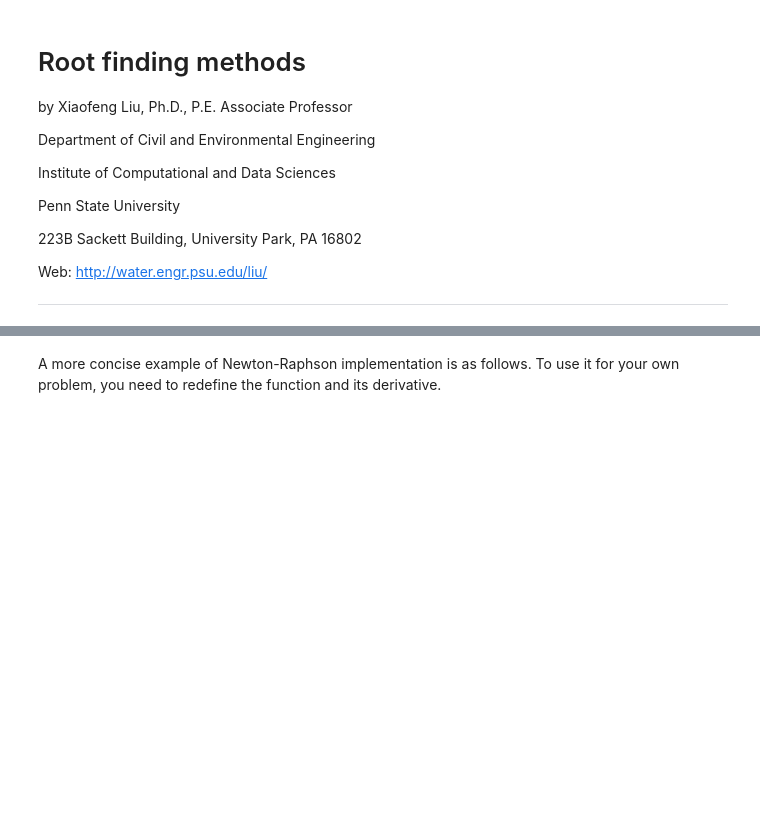
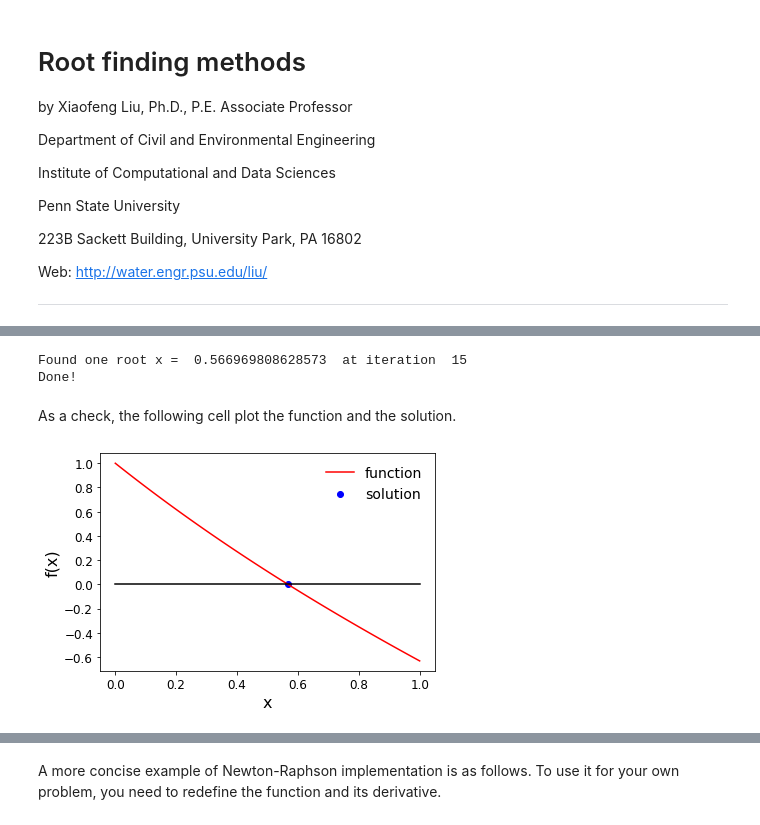
Before and after one commit to psu-efd/Computing-in-CEE, a Jupyter notebook: chapter_2_root_finding/root_finding_methods/root_finding_methods.ipynb, the cells around one changed output, grey strips where cells are left out. Drawn from its saved outputs; the diff is of its cells as text; code cells hidden in the pictures; blank space fills up the shorter version.

```diff
--- a/chapter_2_root_finding/root_finding_methods/root_finding_methods.ipynb
+++ b/chapter_2_root_finding/root_finding_methods/root_finding_methods.ipynb
@@ -326,0 +447,80 @@ The performance of the false-position method is usually superior than the bisect
+# %%
+import matplotlib.pyplot as plt
+import numpy as np
+import sys
+
+#define the function for root finding f(x)=0
+#derive the x=g(x) function.
+def g(x):
+    return np.exp(-x)
+
+#initial guess
+x0 = 2.0
+
+#convergence criterion
+epsilon = 1E-3
+
+#maximum iteration number
+Nmax=1000
+
+N = 1
+xold = x0
+xnew = x0
+
+while N <= Nmax:
+    xold = xnew
+    xnew = g(xold)
+
+    if (abs((xold-xnew)/xnew)<epsilon):
+        print("Found one root x = ", xnew, " at iteration ", N)
+        break
+
+    N = N + 1
+
+if(N == (Nmax+1)):
+    print("Maximum iteration number ", Nmax, " reached. No root found.")
+
+#end of code. It is better to give user some indication
+#that the code is done.
+print("Done!")
+# %% [output]
+Found one root x =  0.566969808628573  at iteration  15
+Done!
+# %% [markdown]
+As a check, the following cell plot the function and the solution.
+# %%
+def f(x):
+    return np.exp(-x)-x
+
+xl, xr = 0, 1
+
+x = np.linspace(xl,xr,100) # 100 linearly spaced numbers
+
+y = f(x)
+
+#scatter plot
+plt.scatter(xnew, f(xnew), color='blue', marker = 'o', label='solution')
+
+#line plot for the fitted linear curve
+plt.plot(x, f(x), color='red', label='function')
+
+#plot the f(x) = 0 line
+plt.plot((xl,xr),(0,0), color='k')
+
+#set the limit for the x and y axes
+#plt.xlim([0,1.0])
+#plt.ylim([5,45])
+
+#set x and y axes label and font size
+plt.xlabel('x',fontsize=16)
+plt.ylabel('f(x)',fontsize=16)
+
+#show the ticks on both axes and set the font size
+plt.tick_params(axis='both', which='major', labelsize=12)
+
+#show legend, set its location, font size, and turn off the frame
+plt.legend(loc='upper right',fontsize=14,frameon=False)
+
+plt.show()
+# %% [output]
+[figure, added]
```
Also changed, not shown: parts of 23 cells of this notebook, 29 other files.
